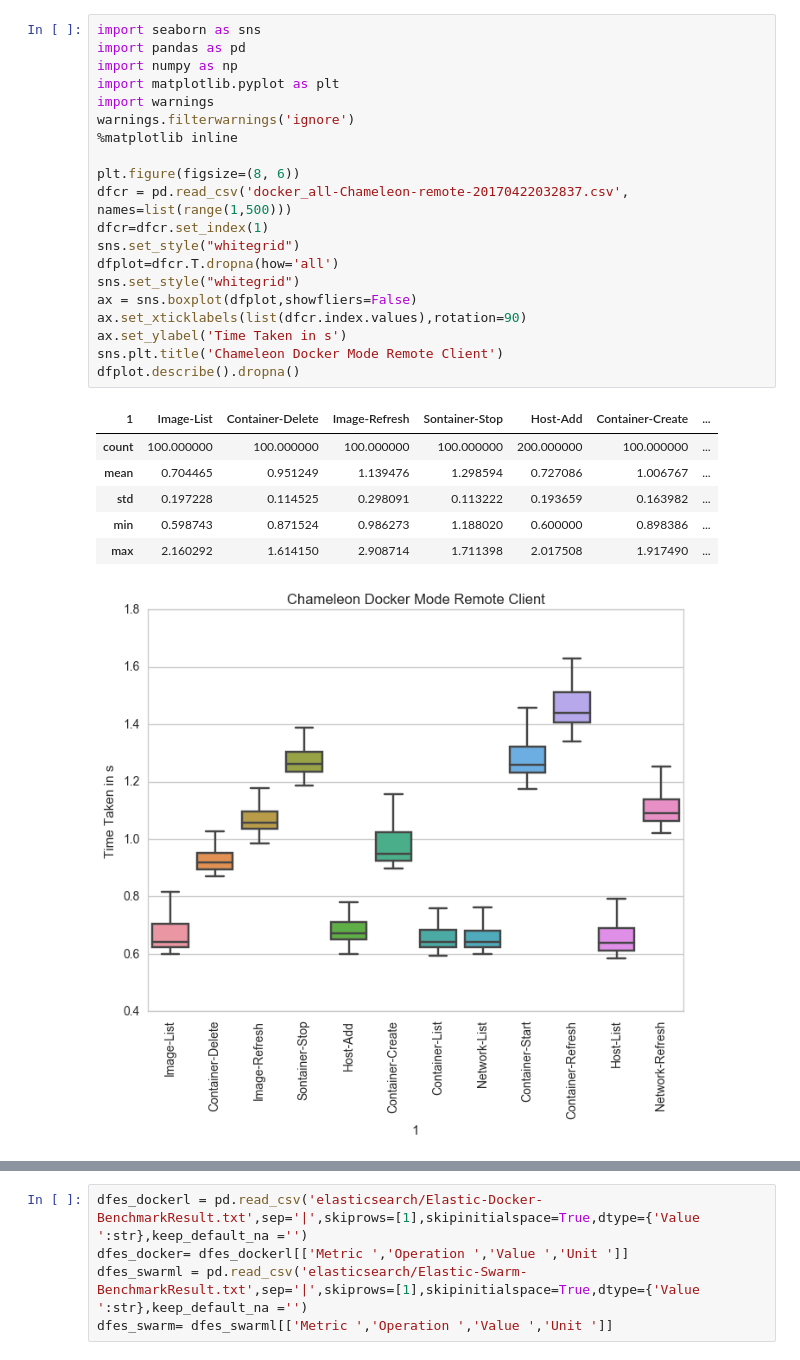
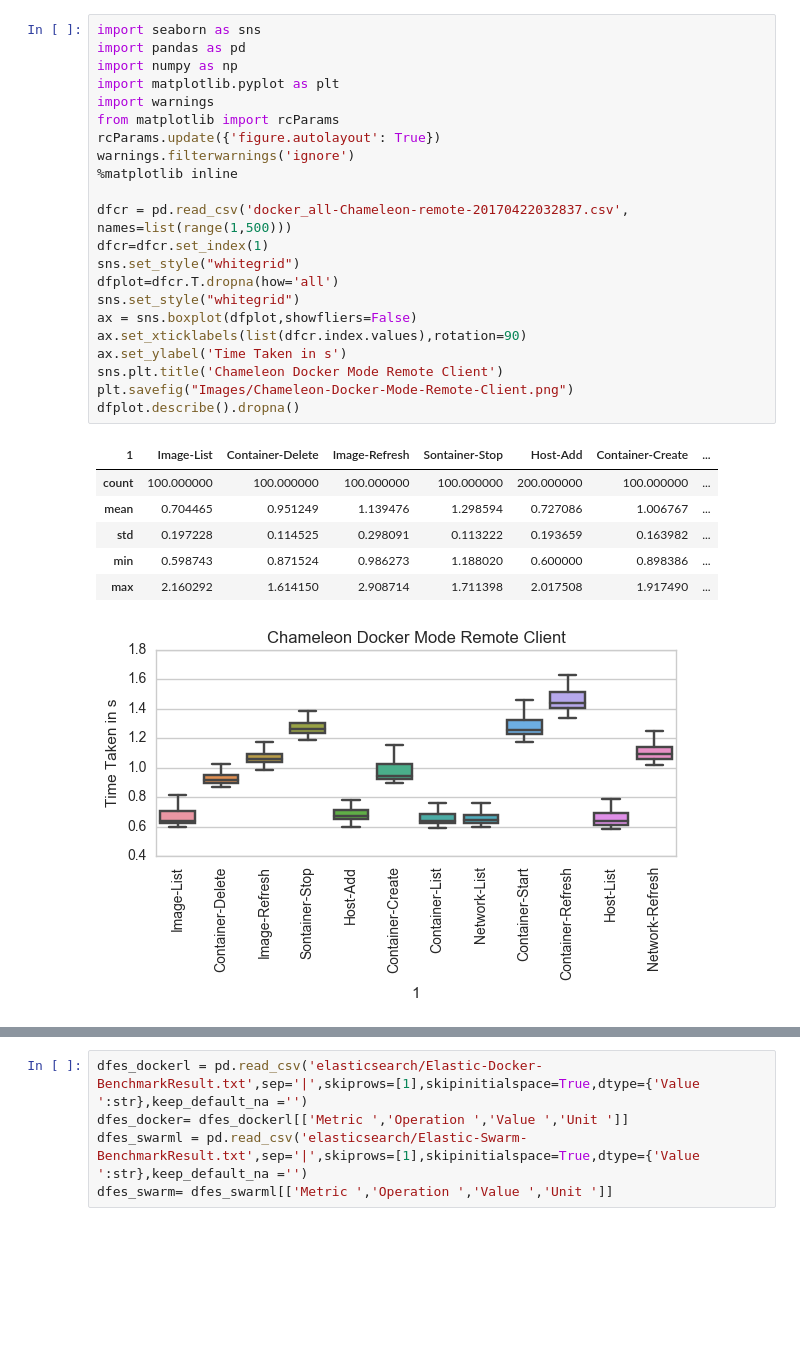
Before and after one commit to cloudmesh/cloudmesh-docker-eve, a Jupyter notebook: benchmark/Benchmark-Plot.ipynb, the cells around one changed output, grey strips where cells are left out. Saved outputs shown, nothing was run; the diff lists cells and outputs as text; blank space fills up the shorter version.

Commit message:
new:usr Bug fix and benchmark images

```diff
--- a/benchmark/Benchmark-Plot.ipynb
+++ b/benchmark/Benchmark-Plot.ipynb
@@ -1,30 +1,32 @@
 # %%
 import seaborn as sns
 import pandas as pd
 import numpy as np
 import matplotlib.pyplot as plt
 import warnings
+from matplotlib import rcParams
+rcParams.update({'figure.autolayout': True})
 warnings.filterwarnings('ignore')
 %matplotlib inline
 
-plt.figure(figsize=(8, 6))
 dfcr = pd.read_csv('docker_all-Chameleon-remote-20170422032837.csv', names=list(range(1,500)))
 dfcr=dfcr.set_index(1)
 sns.set_style("whitegrid")
 dfplot=dfcr.T.dropna(how='all')
 sns.set_style("whitegrid")
 ax = sns.boxplot(dfplot,showfliers=False)
 ax.set_xticklabels(list(dfcr.index.values),rotation=90)
 ax.set_ylabel('Time Taken in s')
 sns.plt.title('Chameleon Docker Mode Remote Client')
+plt.savefig("Images/Chameleon-Docker-Mode-Remote-Client.png")
 dfplot.describe().dropna()
 # %% [output]
 | 1 | Image-List | Container-Delete | Image-Refresh | Sontainer-Stop | Host-Add | Container-Create | ... |
 | count | 100.000000 | 100.000000 | 100.000000 | 100.000000 | 200.000000 | 100.000000 | ... |
 | mean | 0.704465 | 0.951249 | 1.139476 | 1.298594 | 0.727086 | 1.006767 | ... |
 | std | 0.197228 | 0.114525 | 0.298091 | 0.113222 | 0.193659 | 0.163982 | ... |
 | min | 0.598743 | 0.871524 | 0.986273 | 1.188020 | 0.600000 | 0.898386 | ... |
 | max | 2.160292 | 1.614150 | 2.908714 | 1.711398 | 2.017508 | 1.917490 | ... |
-[figure, old version]
+[figure, new version]
 # %%
 dfcl = pd.read_csv('docker_all-Chameleon-local-20170422202501.csv', names=list(range(1,500)))
```
Also changed, not shown: parts of 10 cells of this notebook, 21 other files.
